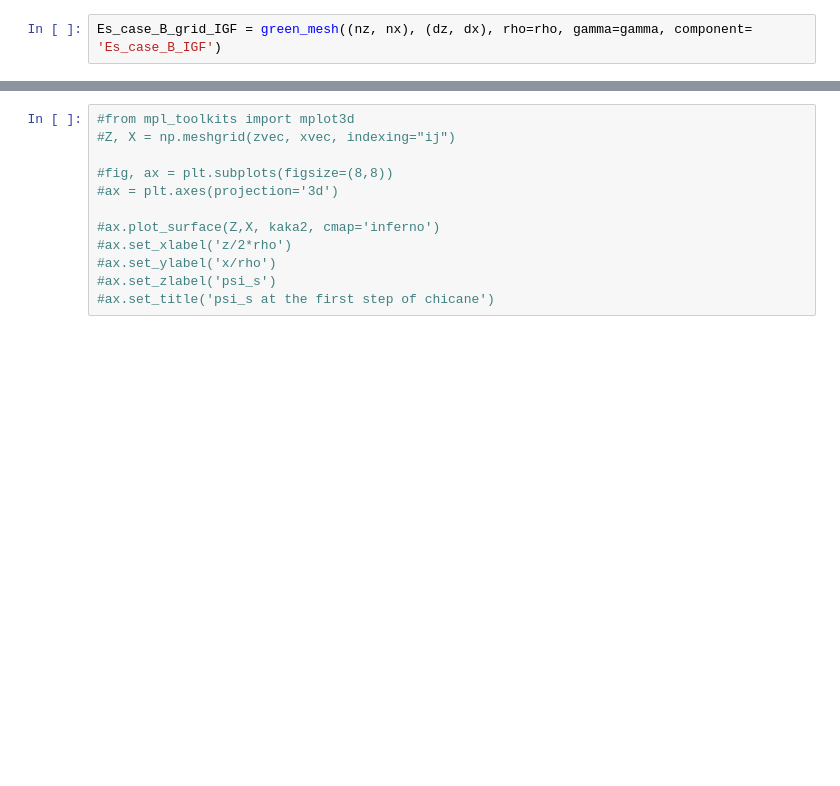
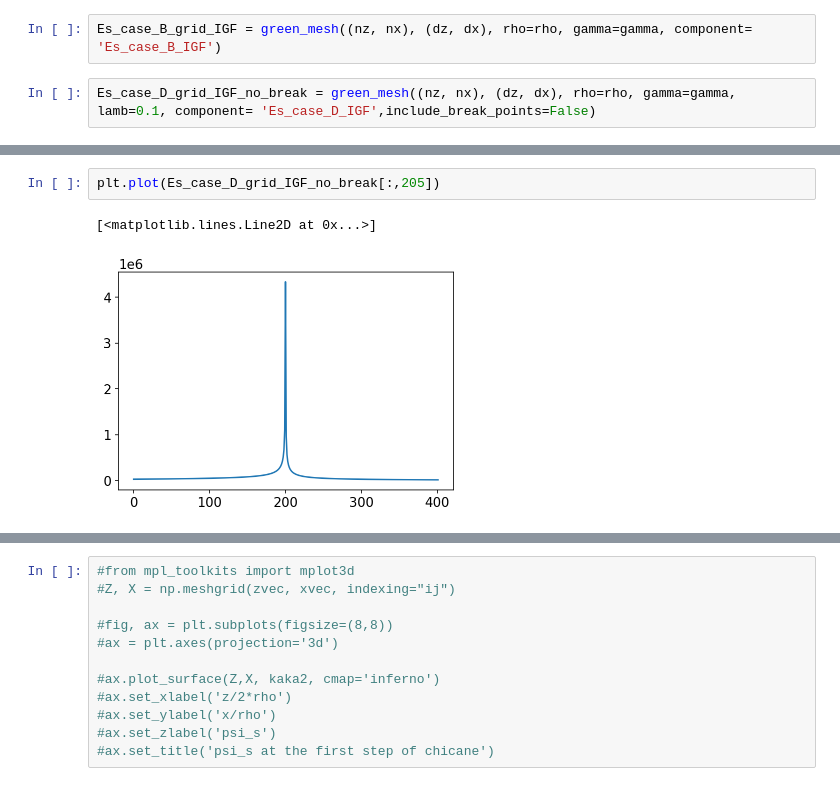
Before and after one commit to weiyuanlou/PyCSR2D, a Jupyter notebook: benchmarking/one_bend_transient/CaseB_IGF_spike.ipynb, the cells around one changed output, grey strips where cells are left out. Cells and saved outputs as stored; diff of their text form; blank space fills up the shorter version.

Commit message:
Adding case D IGF code with break points

```diff
--- a/benchmarking/one_bend_transient/CaseB_IGF_spike.ipynb
+++ b/benchmarking/one_bend_transient/CaseB_IGF_spike.ipynb
@@ -66,3 +69,5 @@ dx = (10*sigma_x) / (nx - 1)
 Es_case_B_grid_IGF_no_break = green_mesh((nz, nx), (dz, dx), rho=rho, gamma=gamma, component= 'Es_case_B_IGF',include_break_points=False)
 # %%
 Es_case_B_grid_IGF = green_mesh((nz, nx), (dz, dx), rho=rho, gamma=gamma, component= 'Es_case_B_IGF')
+# %%
+Es_case_D_grid_IGF_no_break = green_mesh((nz, nx), (dz, dx), rho=rho, gamma=gamma, lamb=0.1, component= 'Es_case_D_IGF',include_break_points=False)
@@ -68,0 +102,5 @@ Es_case_B_grid_IGF = green_mesh((nz, nx), (dz, dx), rho=rho, gamma=gamma, compon
+# %%
+plt.plot(Es_case_D_grid_IGF_no_break[:,205])
+# %% [output]
+[<matplotlib.lines.Line2D at 0x...>]
+[figure, added]
```
Also changed, not shown: parts of 27 cells of this notebook, 4 other files.
